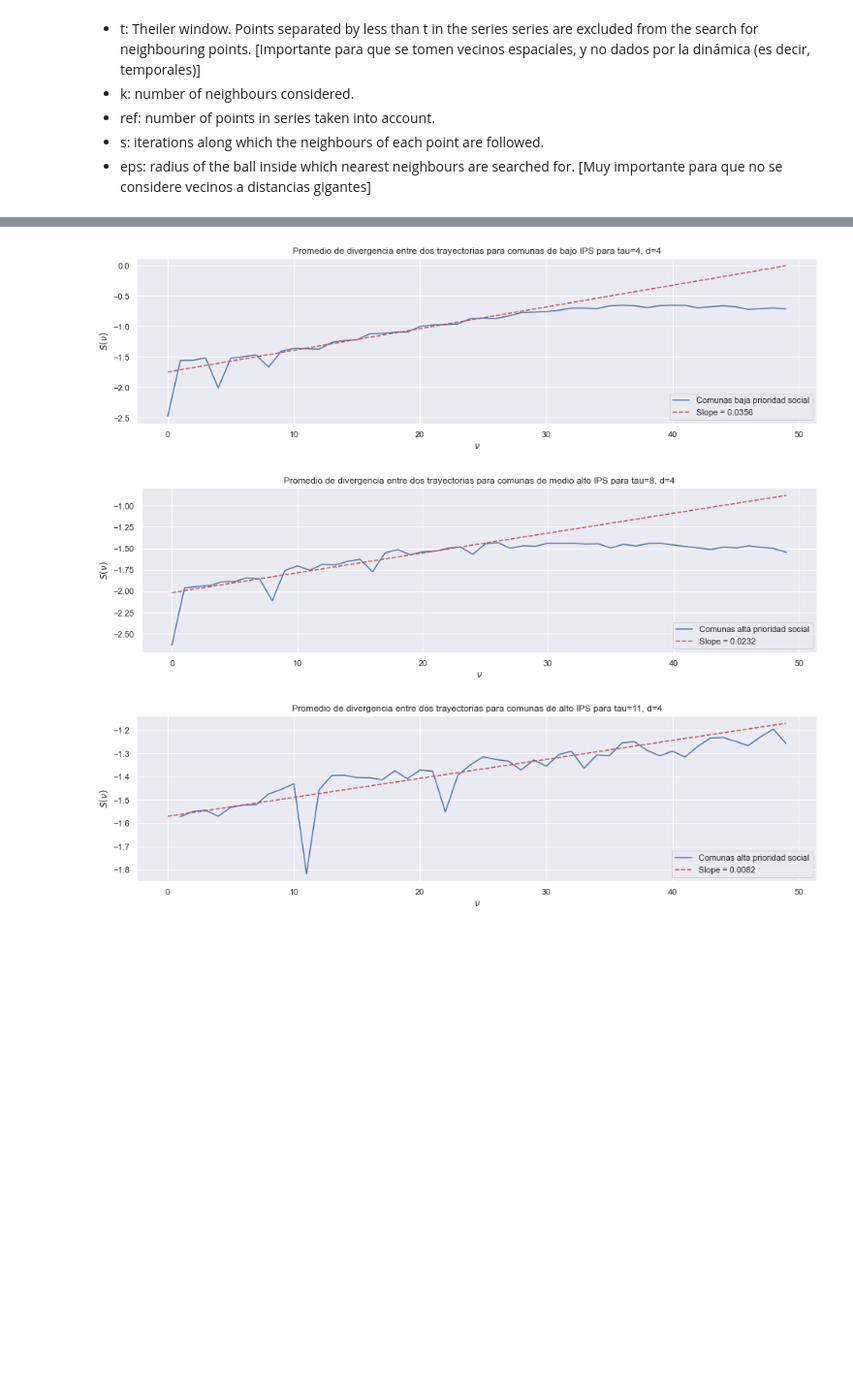
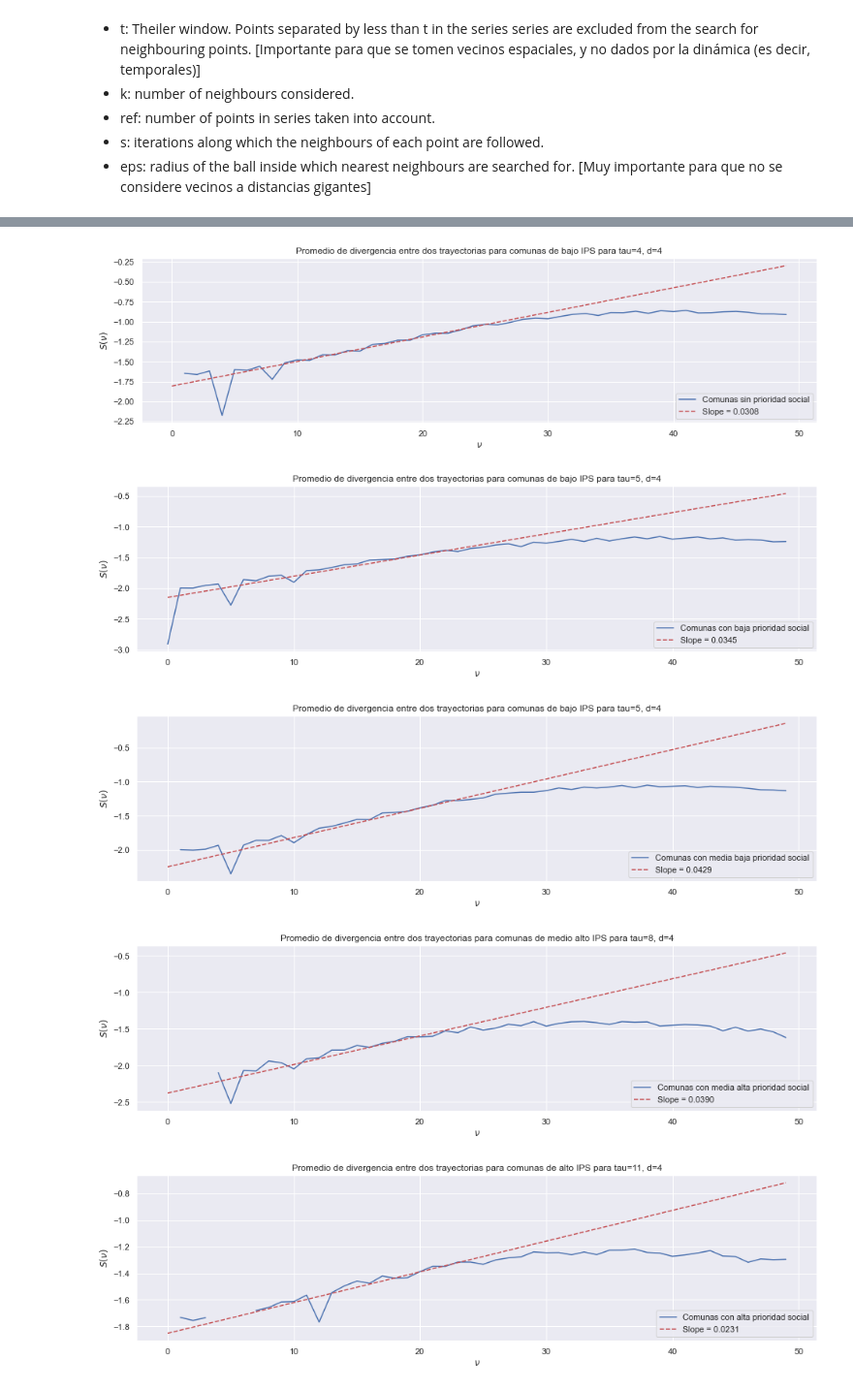
Before and after one commit to nachoacev/Chaos-Presence-SARS-CoV-II, a Jupyter notebook: analysis_comunas_CL.ipynb, the cells around one changed output, grey strips where cells are left out. Shown at 97% size. Saved outputs shown, nothing was run; the diff lists cells and outputs as text; code cells hidden in the pictures; blank space fills up the shorter version.

```diff
--- a/analysis_comunas_CL.ipynb
+++ b/analysis_comunas_CL.ipynb
@@ -262,6 +444,8 @@ tau_highest_sp_deaths = 11
 
 
 S_nu_lowest_sp_deaths = S_nu_comunas_SCL['S_nu_lowest_sp_deaths']
+S_nu_low_sp_deaths = S_nu_comunas_SCL['S_nu_low_sp_deaths']
+S_nu_middle_sp_deaths = S_nu_comunas_SCL['S_nu_middle_sp_deaths']
 S_nu_high_sp_deaths = S_nu_comunas_SCL['S_nu_high_sp_deaths']
 S_nu_highest_sp_deaths = S_nu_comunas_SCL['S_nu_highest_sp_deaths']
 
@@ -271,44 +455,76 @@ MCLE_lowest_sp_deaths, intercept, r_value, p_value, std_err = sp.stats.linregres
 
 plt.figure(20, figsize=(16,4))
 plt.clf()
-plt.plot(nu, S_nu_lowest_sp_deaths, label='Comunas baja prioridad social')
+plt.plot(nu, S_nu_lowest_sp_deaths, label='Comunas sin prioridad social')
 plt.plot(nu, MCLE_lowest_sp_deaths*nu + intercept, linestyle='--', label='Slope = {:.4f}'.format(MCLE_lowest_sp_deaths), color='r')
 plt.title('Promedio de divergencia entre dos trayectorias para comunas de bajo IPS para tau={}, d=4'.format(tau_lowest_sp_deaths))
+plt.ylabel('$S(\\nu)$')
+plt.xlabel('$\\nu$')
+plt.legend(loc=4)
+plt.show()
+
+
+nu = np.arange(len(S_nu_low_sp_deaths))
+
+MCLE_low_sp_deaths, intercept, r_value, p_value, std_err = sp.stats.linregress(nu[5:27], S_nu_low_sp_deaths[5:27])
+
+plt.figure(20, figsize=(16,4))
+plt.clf()
+plt.plot(nu, S_nu_low_sp_deaths, label='Comunas con baja prioridad social')
+plt.plot(nu, MCLE_low_sp_deaths*nu + intercept, linestyle='--', label='Slope = {:.4f}'.format(MCLE_low_sp_deaths), color='r')
+plt.title('Promedio de divergencia entre dos trayectorias para comunas de bajo IPS para tau={}, d=4'.format(tau_low_sp_deaths))
+plt.ylabel('$S(\\nu)$')
+plt.xlabel('$\\nu$')
+plt.legend(loc=4)
+plt.show()
+
+
+nu = np.arange(len(S_nu_middle_sp_deaths))
+
+MCLE_middle_sp_deaths, intercept, r_value, p_value, std_err = sp.stats.linregress(nu[5:27], S_nu_middle_sp_deaths[5:27])
+
+plt.figure(20, figsize=(16,4))
+plt.clf()
+plt.plot(nu, S_nu_middle_sp_deaths, label='Comunas con media baja prioridad social')
+plt.plot(nu, MCLE_middle_sp_deaths*nu + intercept, linestyle='--', label='Slope = {:.4f}'.format(MCLE_middle_sp_deaths), color='r')
+plt.title('Promedio de divergencia entre dos trayectorias para comunas de bajo IPS para tau={}, d=4'.format(tau_middle_sp_deaths))
 plt.ylabel('$S(\\nu)$')
 plt.xlabel('$\\nu$')
 plt.legend(loc=4)
 plt.show()
 
 
 nu = np.arange(len(S_nu_high_sp_deaths))
 
 MCLE_high_sp_deaths, intercept, r_value, p_value, std_err = sp.stats.linregress(nu[5:25], S_nu_high_sp_deaths[5:25])
 
 plt.figure(20, figsize=(16,4))
 plt.clf()
-plt.plot(nu, S_nu_high_sp_deaths, label='Comunas alta prioridad social')
+plt.plot(nu, S_nu_high_sp_deaths, label='Comunas con media alta prioridad social')
 plt.plot(nu, MCLE_high_sp_deaths*nu + intercept, linestyle='--', label='Slope = {:.4f}'.format(MCLE_high_sp_deaths), color='r')
 plt.title('Promedio de divergencia entre dos trayectorias para comunas de medio alto IPS para tau={}, d=4'.format(tau_high_sp_deaths))
 plt.ylabel('$S(\\nu)$')
 plt.xlabel('$\\nu$')
 plt.legend(loc=4)
 plt.show()
 
 nu = np.arange(len(S_nu_highest_sp_deaths))
 
-MCLE_highest_sp_deaths, intercept, r_value, p_value, std_err = sp.stats.linregress(nu[5:25], S_nu_highest_sp_deaths[5:25])
+MCLE_highest_sp_deaths, intercept, r_value, p_value, std_err = sp.stats.linregress(nu[7:25], S_nu_highest_sp_deaths[7:25])
 
 plt.figure(20, figsize=(16,4))
 plt.clf()
-plt.plot(nu, S_nu_highest_sp_deaths, label='Comunas alta prioridad social')
+plt.plot(nu, S_nu_highest_sp_deaths, label='Comunas con alta prioridad social')
 plt.plot(nu, MCLE_highest_sp_deaths*nu + intercept, linestyle='--', label='Slope = {:.4f}'.format(MCLE_highest_sp_deaths), color='r')
 plt.title('Promedio de divergencia entre dos trayectorias para comunas de alto IPS para tau={}, d=4'.format(tau_highest_sp_deaths))
 plt.ylabel('$S(\\nu)$')
 plt.xlabel('$\\nu$')
 plt.legend(loc=4)
 plt.show()
 # %% [output]
-[figure, old version]
+[figure, new version]
-[figure, old version]
+[figure, new version]
-[figure, old version]
+[figure, new version]
+[figure, added]
+[figure, added]
 # %%
```
Also changed, not shown: parts of 28 cells of this notebook, 9 other files.
